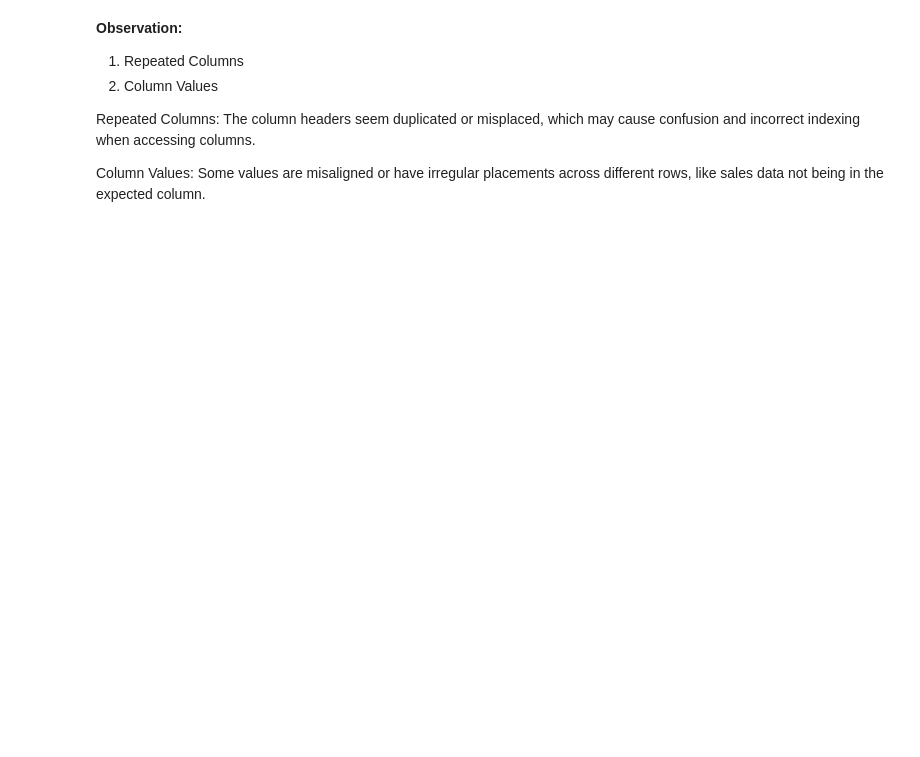
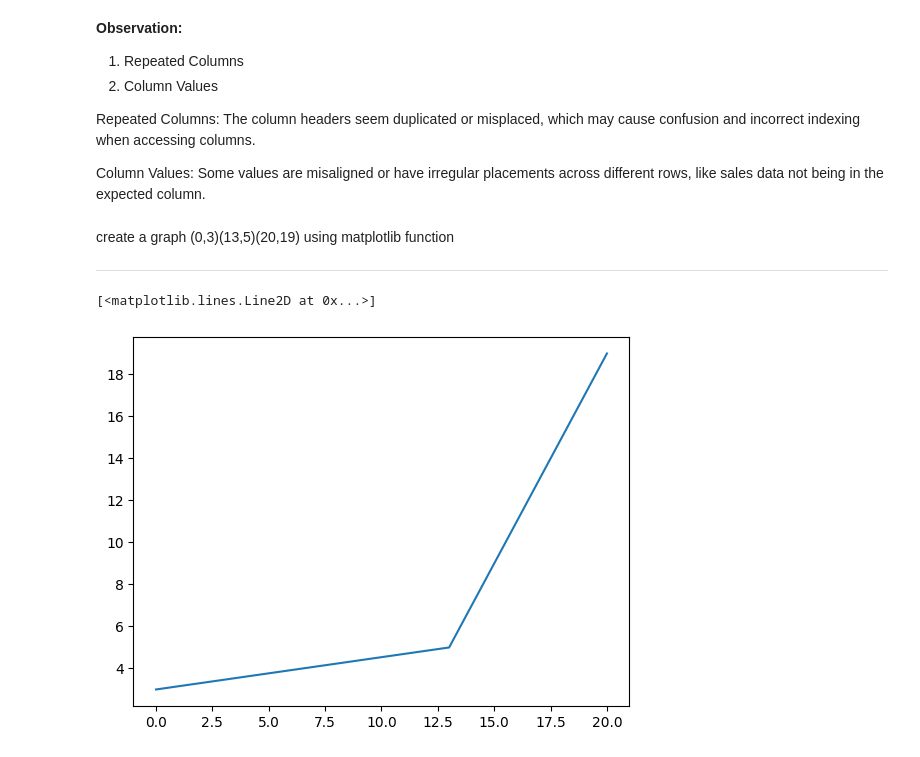
Before and after one commit to kolllurisiripavan/kolllurisiripavan, a Jupyter notebook: siripavan_ecp.ipynb, the cells around one changed output. Saved outputs shown, nothing was run; the diff lists cells and outputs as text; code cells hidden in the pictures; blank space fills up the shorter version.

```diff
--- a/siripavan_ecp.ipynb
+++ b/siripavan_ecp.ipynb
@@ -295,3 +297,14 @@ data.head()
 Repeated Columns: The column headers seem duplicated or misplaced, which may cause confusion and incorrect indexing when accessing columns.
 
 Column Values: Some values are misaligned or have irregular placements across different rows, like sales data not being in the expected column.
+# %% [markdown]
+create a graph (0,3)(13,5)(20,19) using matplotlib function
+
+---
+# %%
+x_val = [0, 13, 20]
+y_val = [3, 5,19]
+plt.plot(x_val, y_val)
+# %% [output]
+[<matplotlib.lines.Line2D at 0x...>]
+[figure, added]
```
Also changed, not shown: parts of 10 cells of this notebook.
